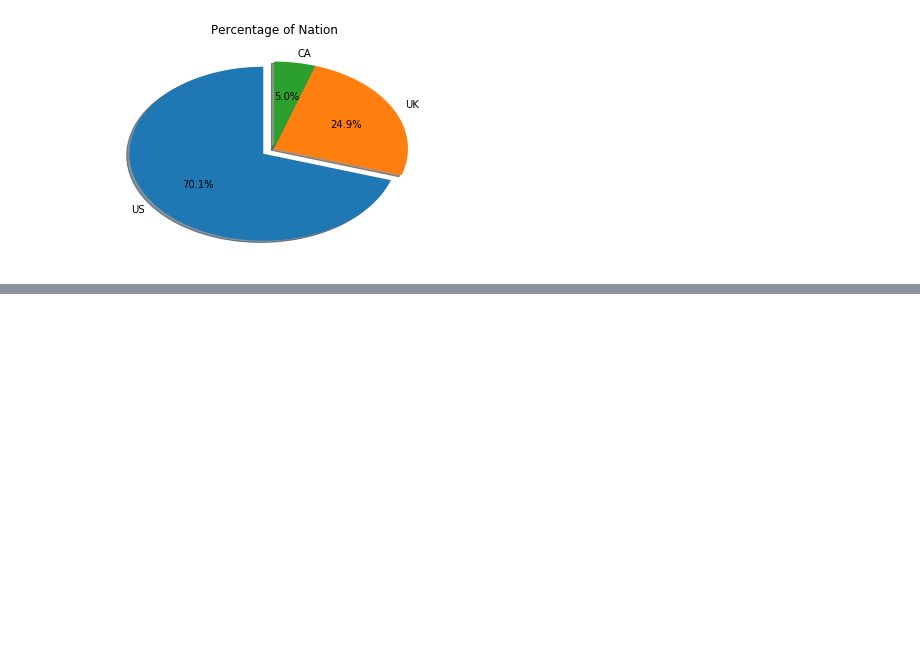
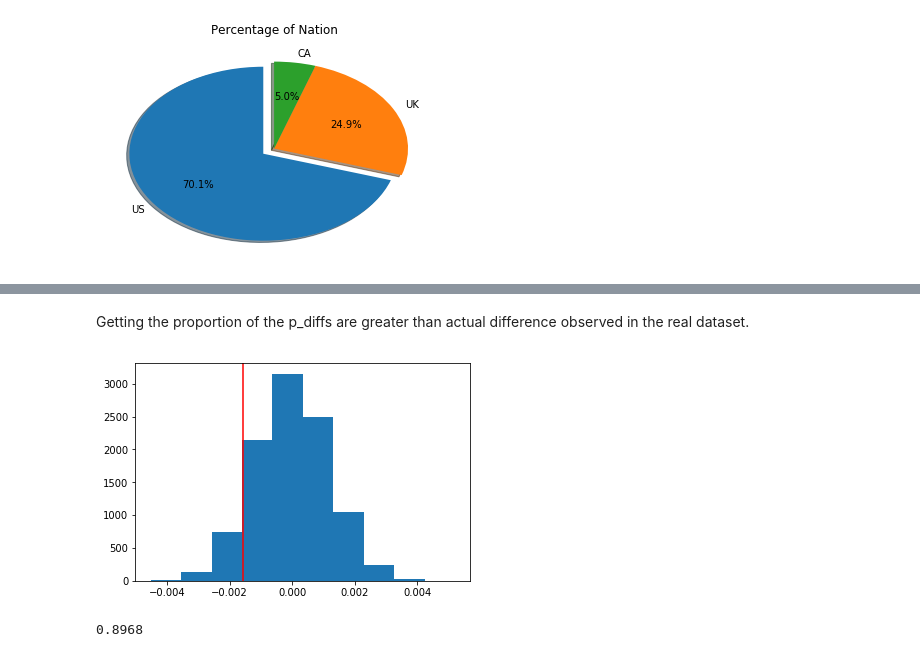
Before and after one commit to ahn7118/AB_Testing_Project, a Jupyter notebook: abtesting.ipynb, the cells around one changed output, grey strips where cells are left out. Saved outputs shown, nothing was run; the diff lists cells and outputs as text; code cells hidden in the pictures; blank space fills up the shorter version.

```diff
--- a/abtesting.ipynb
+++ b/abtesting.ipynb
@@ -66,0 +293,12 @@ Initializing AB Test
+# %% [markdown]
+Getting the proportion of the p_diffs are greater than actual difference observed in the real dataset.
+# %%
+null_vals = np.random.normal(0, p_diffs.std(), p_diffs.size)
+plt.hist(null_vals)
+plt.axvline(actual_difference, color = 'red');
+# %% [output]
+[figure, added]
+# %%
+(null_vals > actual_difference).mean()
+# %% [output]
+0.8968
```
Also changed, not shown: parts of 34 cells of this notebook.
